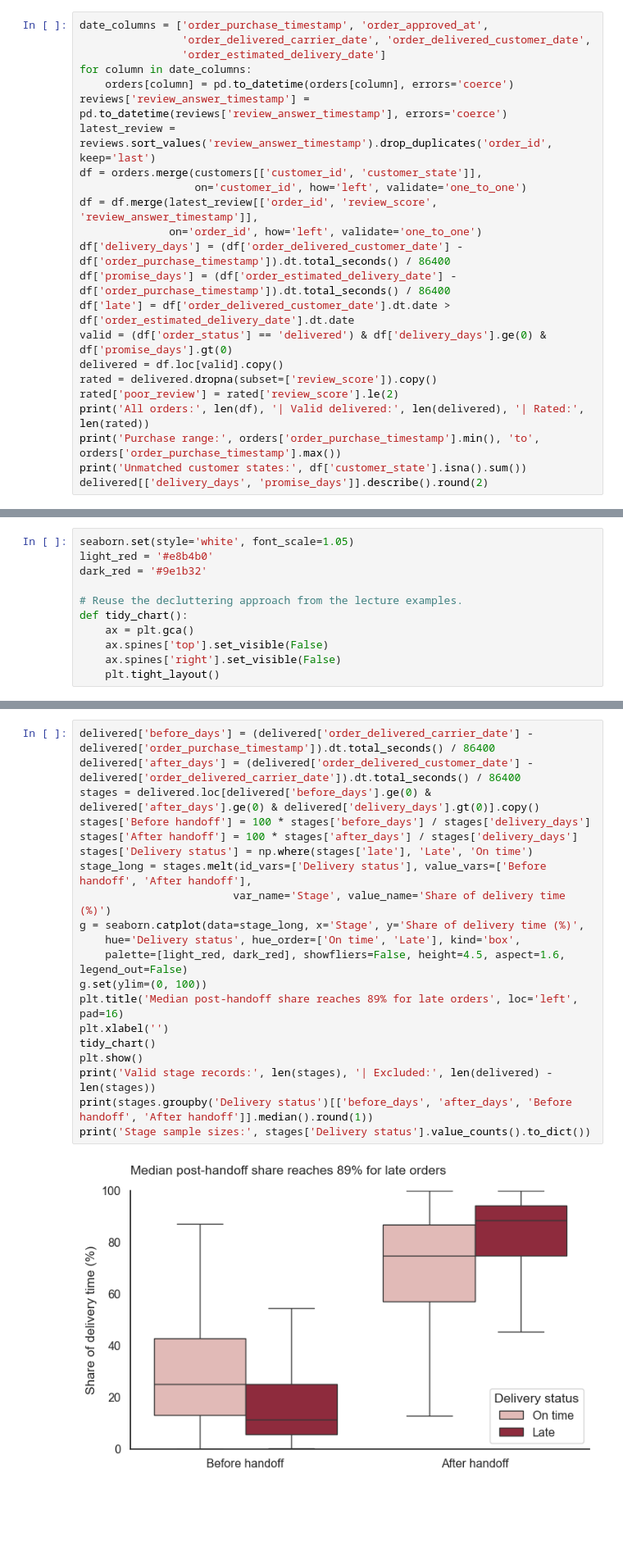
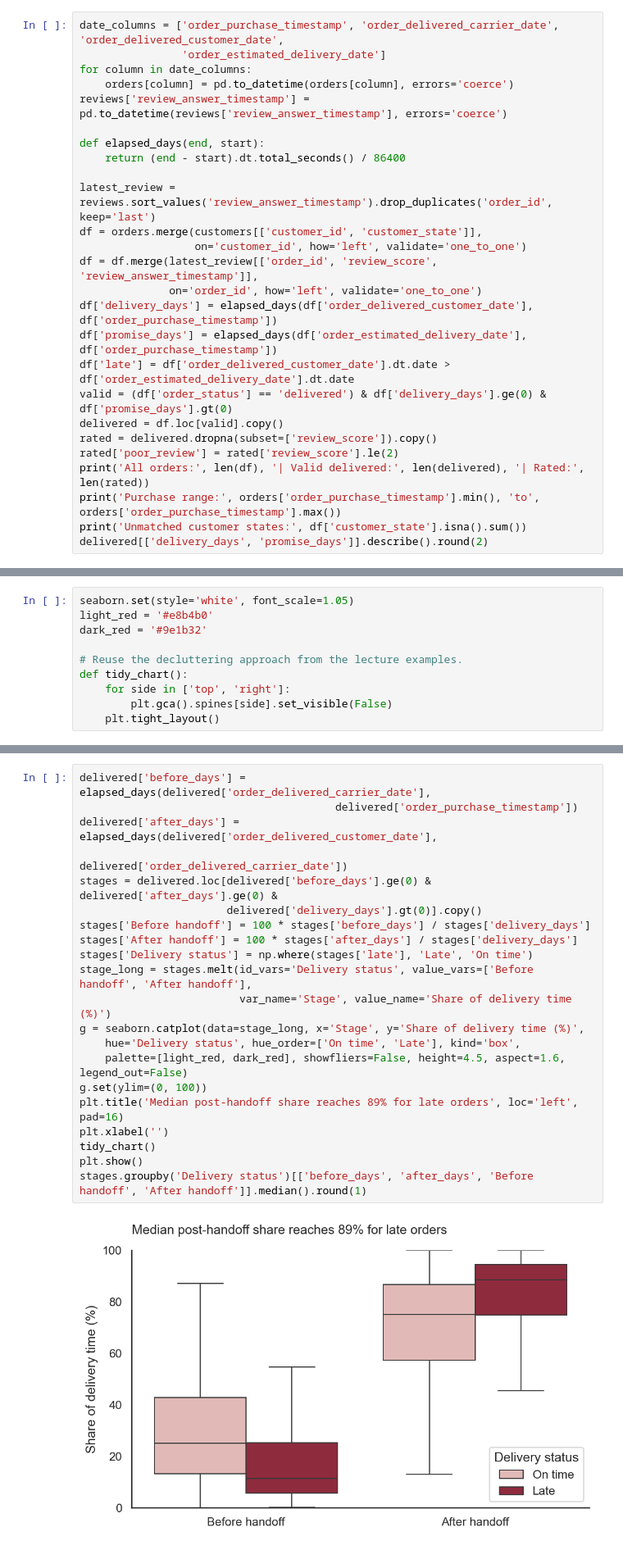
Before and after one commit to sabarwaldivakar/Data-Visualisation-final-project, a Jupyter notebook: Data_visualisation_project.ipynb, the cells around one changed output, grey strips where cells are left out. Shown at 82% size. Drawn from its saved outputs; the diff is of its cells as text; blank space fills up the shorter version.

```diff
--- a/Data_visualisation_project.ipynb
+++ b/Data_visualisation_project.ipynb
@@ -87,17 +84,20 @@ Convert dates and use checked joins. **Late means after the promised calendar da
 # %%
-date_columns = ['order_purchase_timestamp', 'order_approved_at',
-                'order_delivered_carrier_date', 'order_delivered_customer_date',
+date_columns = ['order_purchase_timestamp', 'order_delivered_carrier_date', 'order_delivered_customer_date',
                 'order_estimated_delivery_date']
 for column in date_columns:
     orders[column] = pd.to_datetime(orders[column], errors='coerce')
 reviews['review_answer_timestamp'] = pd.to_datetime(reviews['review_answer_timestamp'], errors='coerce')
+
+def elapsed_days(end, start):
+    return (end - start).dt.total_seconds() / 86400
+
 latest_review = reviews.sort_values('review_answer_timestamp').drop_duplicates('order_id', keep='last')
 df = orders.merge(customers[['customer_id', 'customer_state']],
                   on='customer_id', how='left', validate='one_to_one')
 df = df.merge(latest_review[['order_id', 'review_score', 'review_answer_timestamp']],
               on='order_id', how='left', validate='one_to_one')
-df['delivery_days'] = (df['order_delivered_customer_date'] - df['order_purchase_timestamp']).dt.total_seconds() / 86400
-df['promise_days'] = (df['order_estimated_delivery_date'] - df['order_purchase_timestamp']).dt.total_seconds() / 86400
+df['delivery_days'] = elapsed_days(df['order_delivered_customer_date'], df['order_purchase_timestamp'])
+df['promise_days'] = elapsed_days(df['order_estimated_delivery_date'], df['order_purchase_timestamp'])
 df['late'] = df['order_delivered_customer_date'].dt.date > df['order_estimated_delivery_date'].dt.date
 valid = (df['order_status'] == 'delivered') & df['delivery_days'].ge(0) & df['promise_days'].gt(0)
 delivered = df.loc[valid].copy()
@@ -131,9 +133,8 @@ dark_red = '#9e1b32'
 
 # Reuse the decluttering approach from the lecture examples.
 def tidy_chart():
-    ax = plt.gca()
-    ax.spines['top'].set_visible(False)
-    ax.spines['right'].set_visible(False)
+    for side in ['top', 'right']:
+        plt.gca().spines[side].set_visible(False)
     plt.tight_layout()
 # %% [markdown]
 ## 5. Five insights
@@ -293,22 +269,23 @@ Cells have 330–4,222 orders, separate denominators and a common colour scale.
 # %%
-delivered['before_days'] = (delivered['order_delivered_carrier_date'] - delivered['order_purchase_timestamp']).dt.total_seconds() / 86400
-delivered['after_days'] = (delivered['order_delivered_customer_date'] - delivered['order_delivered_carrier_date']).dt.total_seconds() / 86400
-stages = delivered.loc[delivered['before_days'].ge(0) & delivered['after_days'].ge(0) & delivered['delivery_days'].gt(0)].copy()
+delivered['before_days'] = elapsed_days(delivered['order_delivered_carrier_date'],
+                                        delivered['order_purchase_timestamp'])
+delivered['after_days'] = elapsed_days(delivered['order_delivered_customer_date'],
+                                       delivered['order_delivered_carrier_date'])
+stages = delivered.loc[delivered['before_days'].ge(0) & delivered['after_days'].ge(0) &
+                       delivered['delivery_days'].gt(0)].copy()
 stages['Before handoff'] = 100 * stages['before_days'] / stages['delivery_days']
 stages['After handoff'] = 100 * stages['after_days'] / stages['delivery_days']
 stages['Delivery status'] = np.where(stages['late'], 'Late', 'On time')
-stage_long = stages.melt(id_vars=['Delivery status'], value_vars=['Before handoff', 'After handoff'],
-                        var_name='Stage', value_name='Share of delivery time (%)')
+stage_long = stages.melt(id_vars='Delivery status', value_vars=['Before handoff', 'After handoff'],
+                         var_name='Stage', value_name='Share of delivery time (%)')
 g = seaborn.catplot(data=stage_long, x='Stage', y='Share of delivery time (%)',
     hue='Delivery status', hue_order=['On time', 'Late'], kind='box',
     palette=[light_red, dark_red], showfliers=False, height=4.5, aspect=1.6, legend_out=False)
 g.set(ylim=(0, 100))
 plt.title('Median post-handoff share reaches 89% for late orders', loc='left', pad=16)
 plt.xlabel('')
 tidy_chart()
 plt.show()
-print('Valid stage records:', len(stages), '| Excluded:', len(delivered) - len(stages))
-print(stages.groupby('Delivery status')[['before_days', 'after_days', 'Before handoff', 'After handoff']].median().round(1))
-print('Stage sample sizes:', stages['Delivery status'].value_counts().to_dict())
+stages.groupby('Delivery status')[['before_days', 'after_days', 'Before handoff', 'After handoff']].median().round(1)
 # %% [output]
-[figure, old version]
+[figure, new version]
```
Also changed, not shown: parts of 19 cells of this notebook, 5 other files.
